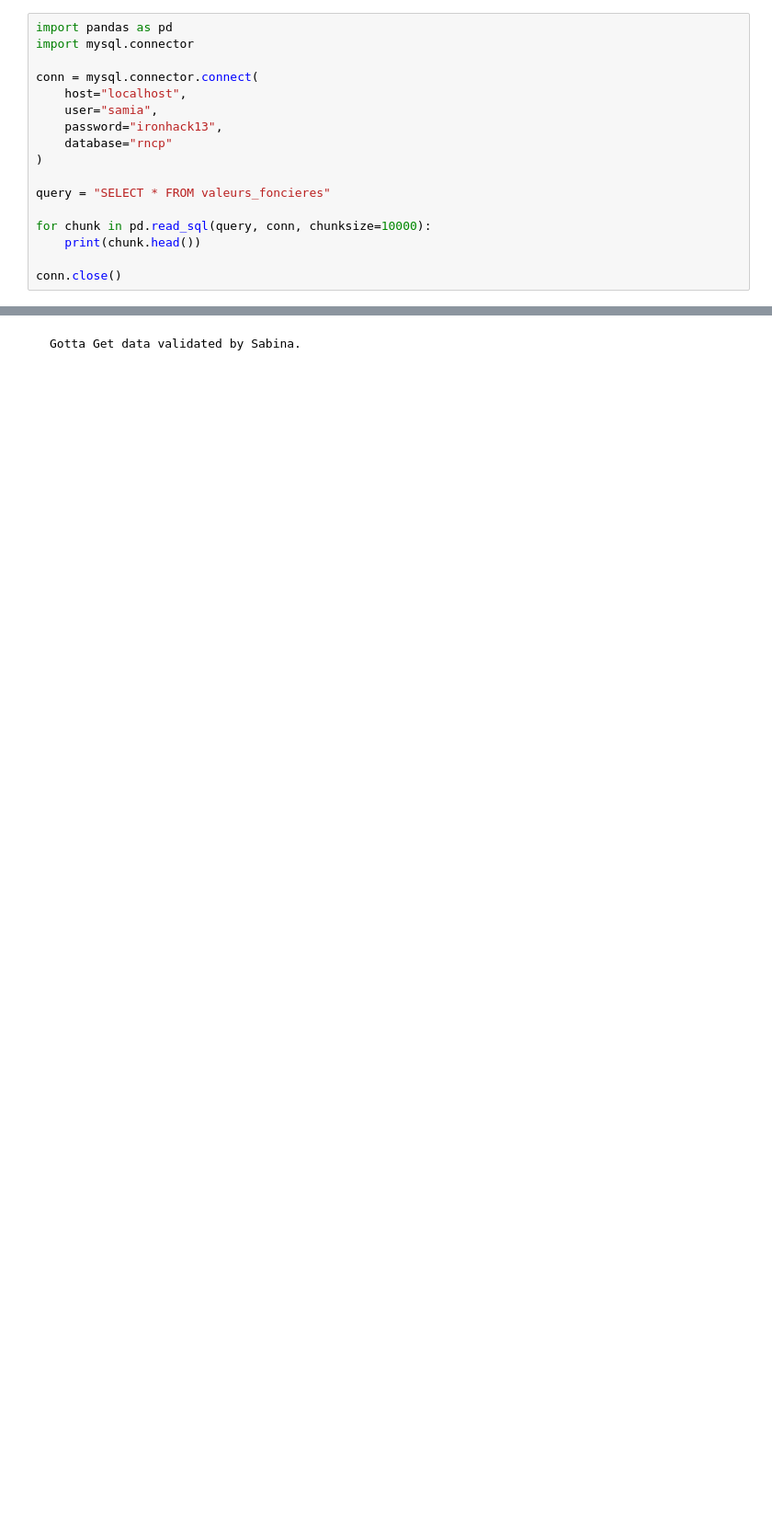
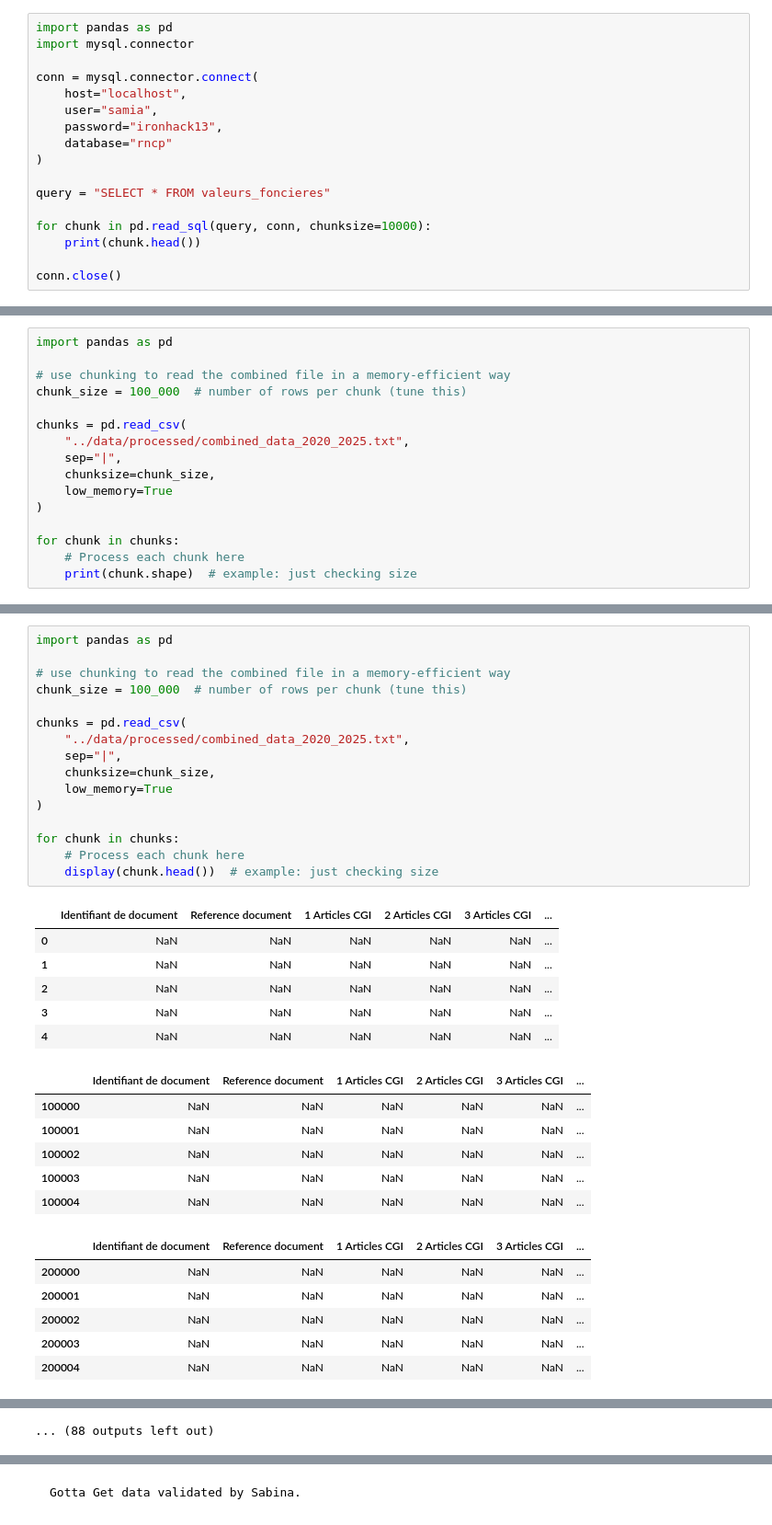
Before and after one commit to samia-boubaya/rncp-project, a Jupyter notebook: notebooks/ERD_00_data_validation.ipynb, the cells around one changed output, grey strips where cells are left out. Shown at 92% size. Saved outputs shown, nothing was run; the diff lists cells and outputs as text; blank space fills up the shorter version.

```diff
--- a/notebooks/ERD_00_data_validation.ipynb
+++ b/notebooks/ERD_00_data_validation.ipynb
@@ -618,0 +686,16 @@ conn.close()
+# %%
+import pandas as pd
+
+# use chunking to read the combined file in a memory-efficient way
+chunk_size = 100_000  # number of rows per chunk (tune this)
+
+chunks = pd.read_csv(
+    "../data/processed/combined_data_2020_2025.txt",
+    sep="|",
+    chunksize=chunk_size,
+    low_memory=True
+)
+
+for chunk in chunks:
+    # Process each chunk here
+    print(chunk.shape)  # example: just checking size
@@ -618,0 +716,35 @@ conn.close()
+# %%
+import pandas as pd
+
+# use chunking to read the combined file in a memory-efficient way
+chunk_size = 100_000  # number of rows per chunk (tune this)
+
+chunks = pd.read_csv(
+    "../data/processed/combined_data_2020_2025.txt",
+    sep="|",
+    chunksize=chunk_size,
+    low_memory=True
+)
+
+for chunk in chunks:
+    # Process each chunk here
+    display(chunk.head())  # example: just checking size
+# %% [output]
+|  | Identifiant de document | Reference document | 1 Articles CGI | 2 Articles CGI | 3 Articles CGI | ... |
+| 0 | NaN | NaN | NaN | NaN | NaN | ... |
+| 1 | NaN | NaN | NaN | NaN | NaN | ... |
+| 2 | NaN | NaN | NaN | NaN | NaN | ... |
+| 3 | NaN | NaN | NaN | NaN | NaN | ... |
+| 4 | NaN | NaN | NaN | NaN | NaN | ... |
+|  | Identifiant de document | Reference document | 1 Articles CGI | 2 Articles CGI | 3 Articles CGI | ... |
+| 100000 | NaN | NaN | NaN | NaN | NaN | ... |
+| 100001 | NaN | NaN | NaN | NaN | NaN | ... |
+| 100002 | NaN | NaN | NaN | NaN | NaN | ... |
+| 100003 | NaN | NaN | NaN | NaN | NaN | ... |
+| 100004 | NaN | NaN | NaN | NaN | NaN | ... |
+|  | Identifiant de document | Reference document | 1 Articles CGI | 2 Articles CGI | 3 Articles CGI | ... |
+| 200000 | NaN | NaN | NaN | NaN | NaN | ... |
+| 200001 | NaN | NaN | NaN | NaN | NaN | ... |
+| 200002 | NaN | NaN | NaN | NaN | NaN | ... |
+| 200003 | NaN | NaN | NaN | NaN | NaN | ... |
+| 200004 | NaN | NaN | NaN | NaN | NaN | ... |
@@ -618,0 +805 @@ conn.close()
+... (88 outputs left out)
```
Also changed, not shown: parts of 16 cells of this notebook, 1 other file.
